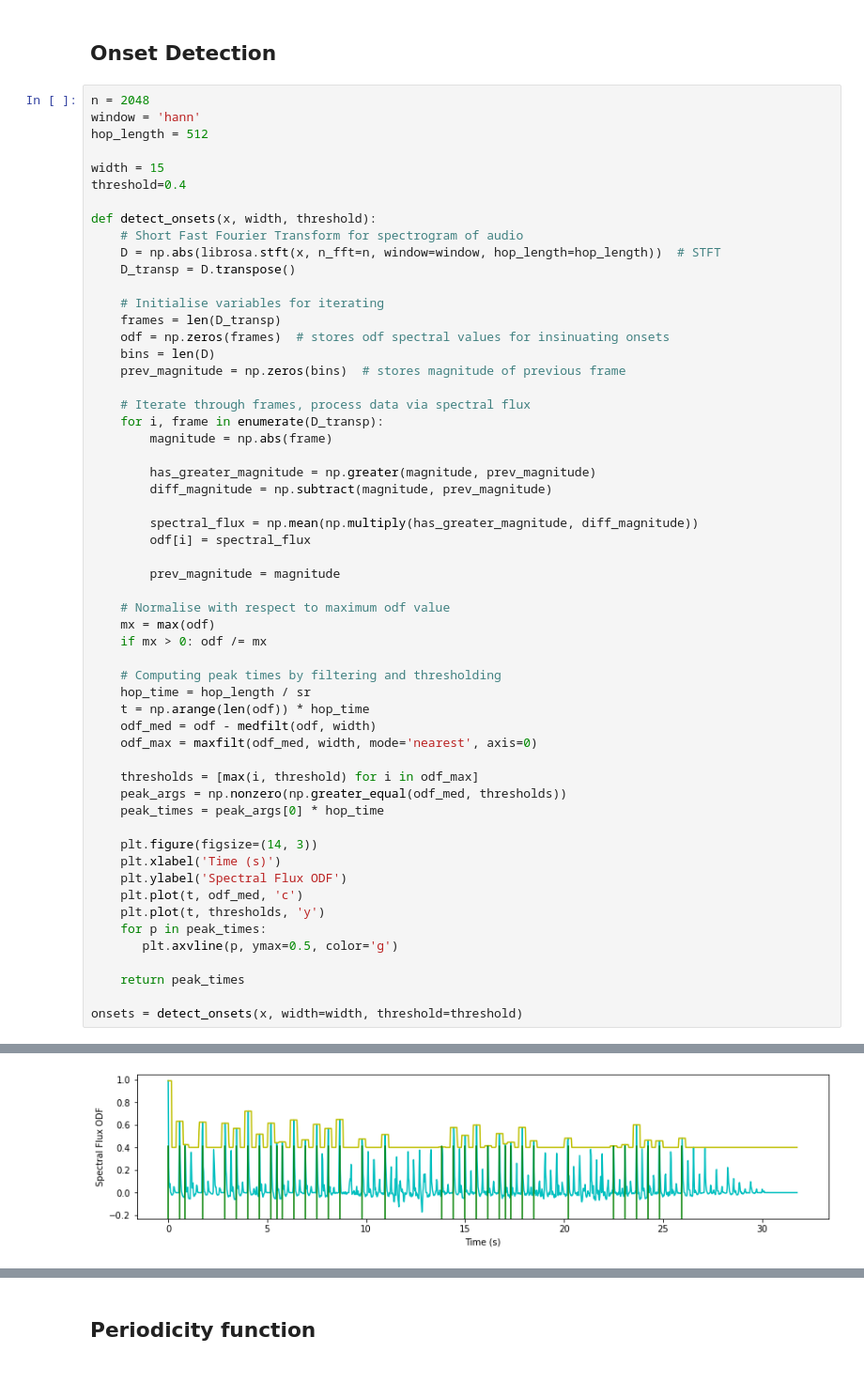
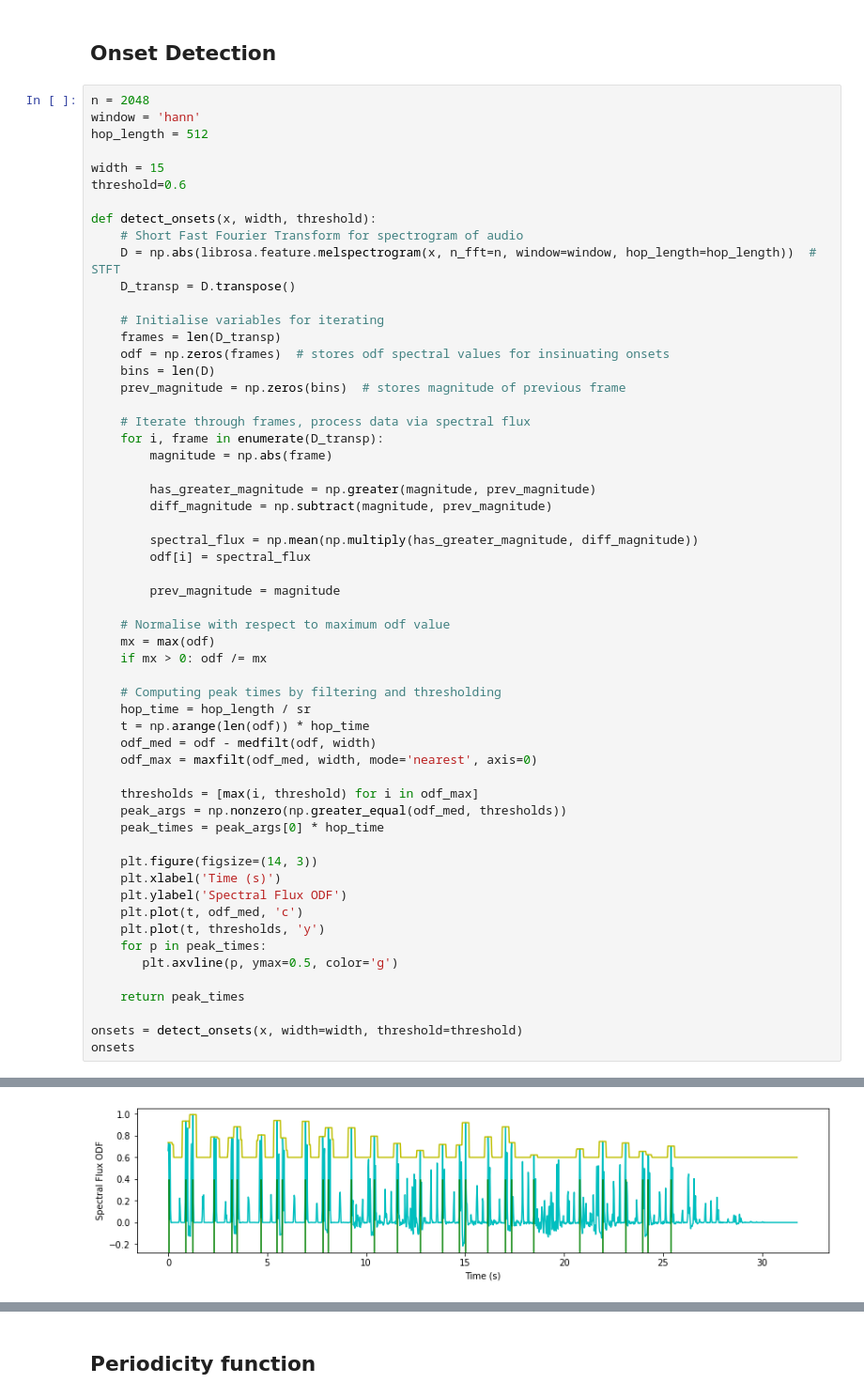
Before and after one commit to RussellSB/beat-tracking, a Jupyter notebook: main.ipynb, the cells around one changed output, grey strips where cells are left out. Shown at 94% size. Saved outputs shown, nothing was run; the diff lists cells and outputs as text.

```diff
--- a/main.ipynb
+++ b/main.ipynb
@@ -47,11 +49,11 @@ window = 'hann'
 hop_length = 512
 
 width = 15
-threshold=0.4
+threshold=0.6
 
 def detect_onsets(x, width, threshold):
     # Short Fast Fourier Transform for spectrogram of audio
-    D = np.abs(librosa.stft(x, n_fft=n, window=window, hop_length=hop_length))  # STFT
+    D = np.abs(librosa.feature.melspectrogram(x, n_fft=n, window=window, hop_length=hop_length))  # STFT
     D_transp = D.transpose()
 
     # Initialise variables for iterating
@@ -97,4 +99,5 @@ def detect_onsets(x, width, threshold):
     return peak_times
 
 onsets = detect_onsets(x, width=width, threshold=threshold)
+onsets
 # %% [output]
@@ -101 +112 @@ onsets = detect_onsets(x, width=width, threshold=threshold)
-[figure, old version]
+[figure, new version]
```
Also changed, not shown: parts of 9 cells of this notebook.
